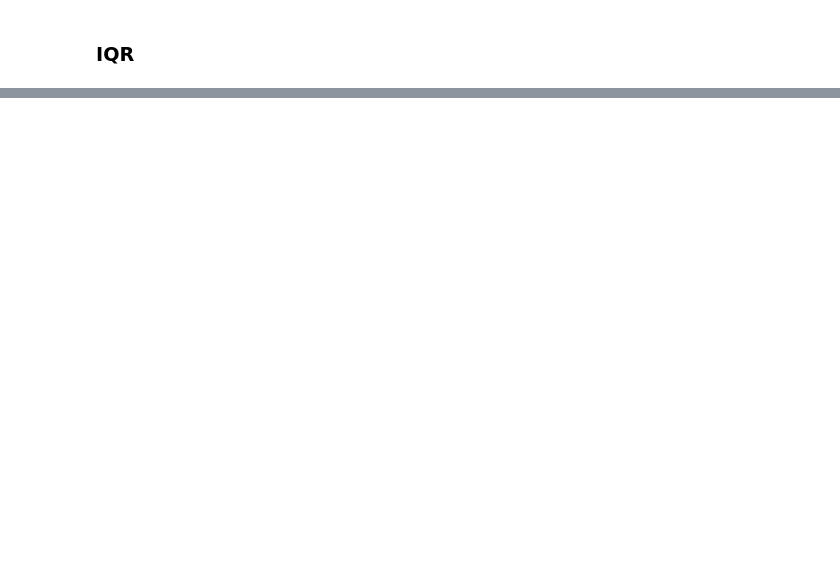
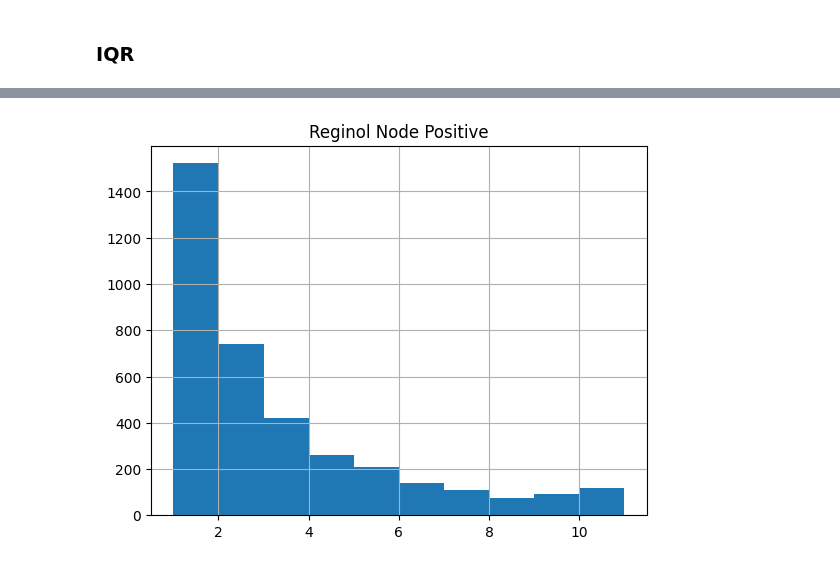
Before and after one commit to zivkovicbogdana/breast-cancer-prediction, a Jupyter notebook: preprocess.ipynb, the cells around one changed output, grey strips where cells are left out. Saved outputs shown, nothing was run; the diff lists cells and outputs as text; code cells hidden in the pictures; blank space fills up the shorter version.

```diff
--- a/preprocess.ipynb
+++ b/preprocess.ipynb
@@ -68,0 +76,4 @@ Q2 = data['Tumor Size'].quantile(0.75)
+# %%
+data[~(small_outliers | big_outliers)].hist(column='Reginol Node Positive');
+# %% [output]
+[figure, added]
```
Also changed, not shown: parts of 3 cells of this notebook.
